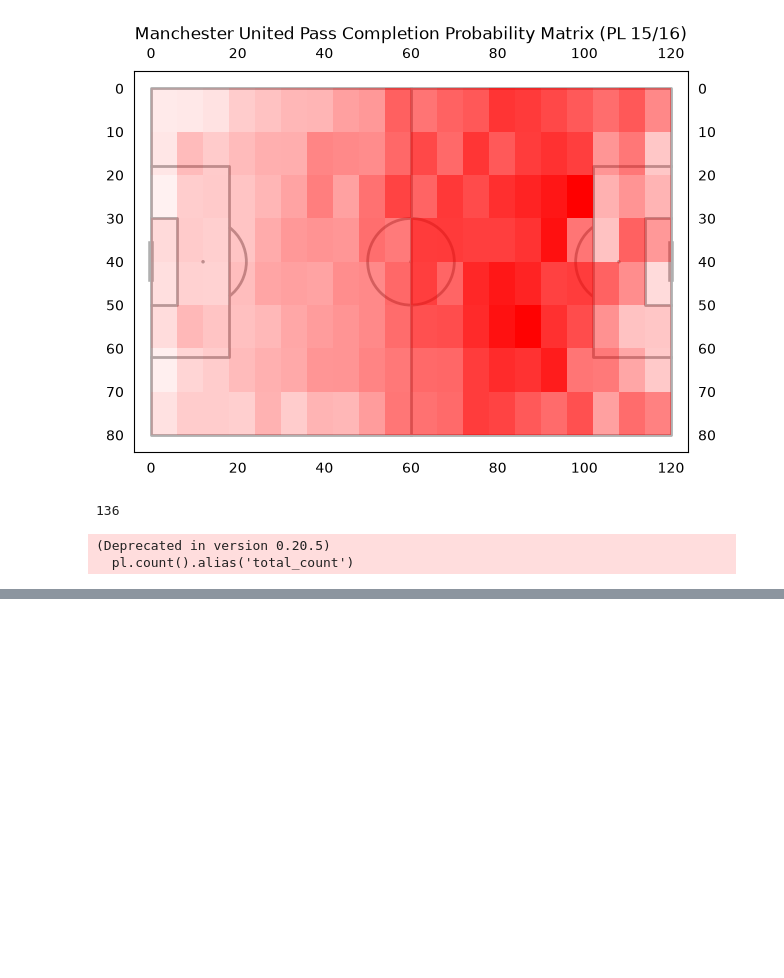
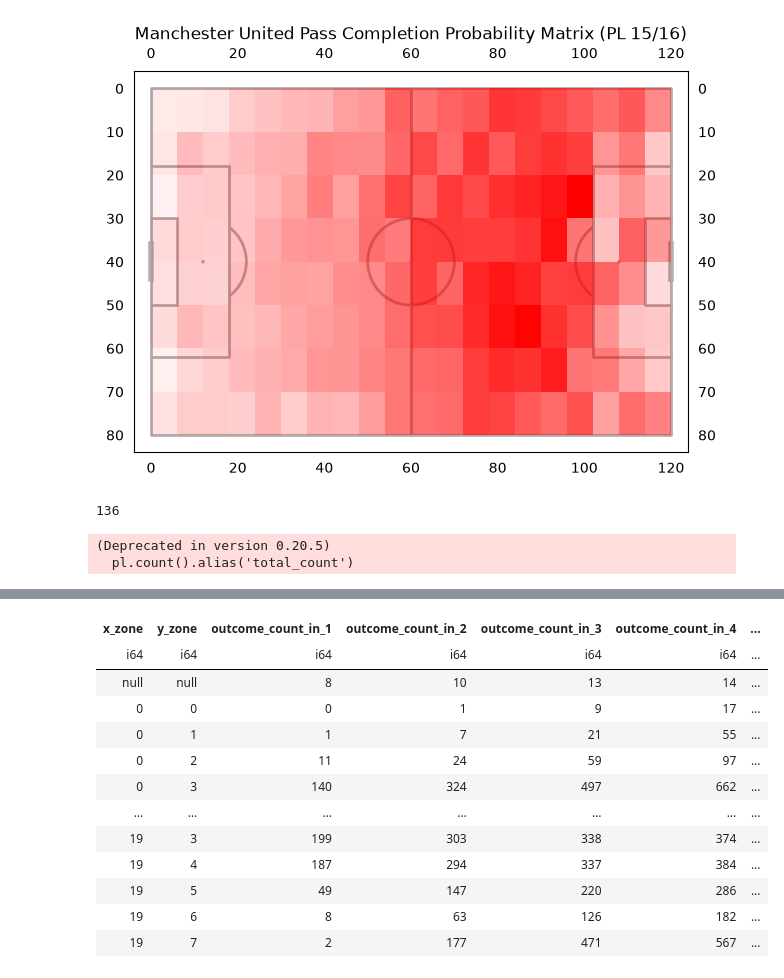
Before and after one commit to kwabenankyi/statsDefuser, a Jupyter notebook: pl_15_16_analysis.ipynb, the cells around one changed output, grey strips where cells are left out. Saved outputs shown, nothing was run; the diff lists cells and outputs as text; code cells hidden in the pictures; blank space fills up the shorter version.

Commit message:
n outcome probs

```diff
--- a/pl_15_16_analysis.ipynb
+++ b/pl_15_16_analysis.ipynb
@@ -582,0 +591,69 @@ shape: (160, 5)
+# %%
+def calculate_n_outcome_probabilities(playing_events_df, outcome_type='shot', n=5):
+    sorted_df = playing_events_df.sort(['match_id', 'period', 'index'])
+
+    next_type_exprs = []
+    valid_prefix = pl.lit(True)
+
+    for step in range(1, n + 1):
+        next_type = pl.col('type').shift(-step).over('match_id')
+        next_period = pl.col('period').shift(-step).over('match_id')
+        next_possession_team = pl.col('possession_team').shift(-step).over('match_id')
+
+        step_valid = (
+            next_type.is_not_null()
+            & next_period.is_not_null()
+            & next_possession_team.is_not_null()
+            & (next_period == pl.col('period'))
+            & (next_possession_team == pl.col('possession_team'))
+        )
+
+        valid_prefix = valid_prefix & step_valid
+        next_type_exprs.append(
+            pl.when(valid_prefix)
+            .then(next_type)
+            .otherwise(-1)
+            .cast(pl.Int64)
+            .alias(f'next_type_{step}')
+        )
+
+    lookahead_df = sorted_df.with_columns(next_type_exprs)
+    outcome_event_id = 16 if outcome_type == 'shot' else outcome_type
+
+    outcome_exprs = []
+    for step in range(1, n + 1):
+        outcome_exprs.append(
+            pl.any_horizontal(
+                [pl.col(f'next_type_{lookback}') == outcome_event_id for lookback in range(1, step + 1)]
+            )
+            .cast(pl.Int64)
+            .alias(f'outcome_occurred_in_{step}')
+        )
+
+    outcome_probabilities_df = (
+        lookahead_df
+        .with_columns(outcome_exprs)
+        .group_by(['x_zone', 'y_zone'])
+        .agg(
+            [pl.col(f'outcome_occurred_in_{step}').sum().alias(f'outcome_count_in_{step}') for step in range(1, n + 1)]
+            + [pl.len().alias('total_count')]
+        )
+        .with_columns(
+            [
+                (pl.col(f'outcome_count_in_{step}') / pl.col('total_count')).alias(f'outcome_probability_in_{step}')
+                for step in range(1, n + 1)
+            ]
+        )
+        .with_columns(
+            pl.col(f'outcome_count_in_{n}').alias('outcome_count'),
+            pl.col(f'outcome_probability_in_{n}').alias('outcome_probability'),
+        )
+        .sort(['x_zone', 'y_zone'])
+    )
+
+    return outcome_probabilities_df
+
+
+n_probs = calculate_n_outcome_probabilities(playing_events_df, outcome_type='shot', n=5)
+n_probs
+# %% [output]
@@ -582,0 +661,13 @@ shape: (160, 5)
+| x_zone | y_zone | outcome_count_in_1 | outcome_count_in_2 | outcome_count_in_3 | outcome_count_in_4 | ... |
+| i64 | i64 | i64 | i64 | i64 | i64 | ... |
+| null | null | 8 | 10 | 13 | 14 | ... |
+| 0 | 0 | 0 | 1 | 9 | 17 | ... |
+| 0 | 1 | 1 | 7 | 21 | 55 | ... |
+| 0 | 2 | 11 | 24 | 59 | 97 | ... |
+| 0 | 3 | 140 | 324 | 497 | 662 | ... |
+| … | … | … | … | … | … | ... |
+| 19 | 3 | 199 | 303 | 338 | 374 | ... |
+| 19 | 4 | 187 | 294 | 337 | 384 | ... |
+| 19 | 5 | 49 | 147 | 220 | 286 | ... |
+| 19 | 6 | 8 | 63 | 126 | 182 | ... |
+| 19 | 7 | 2 | 177 | 471 | 567 | ... |
```
Also changed, not shown: parts of 3 cells of this notebook.
